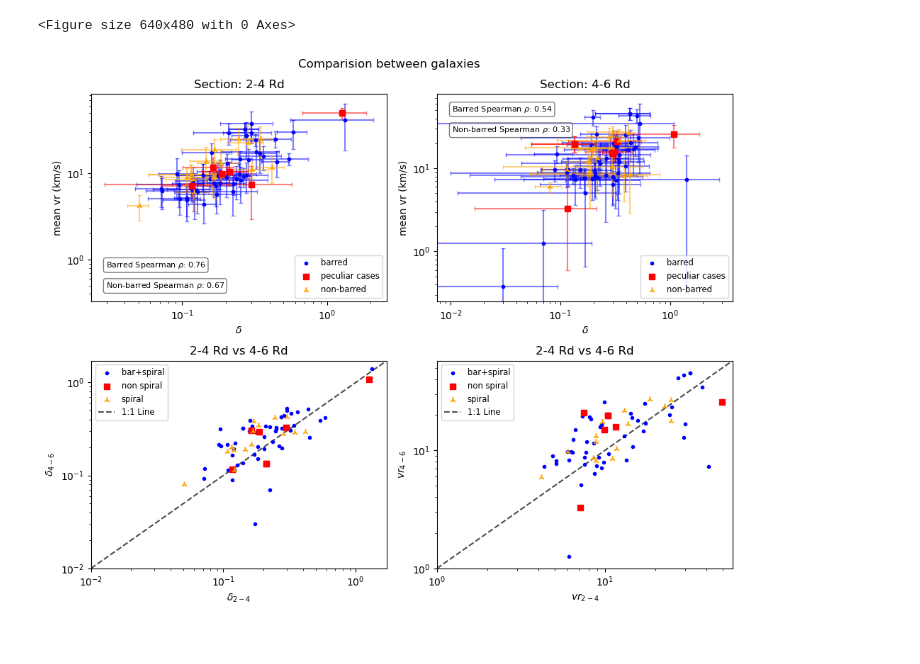
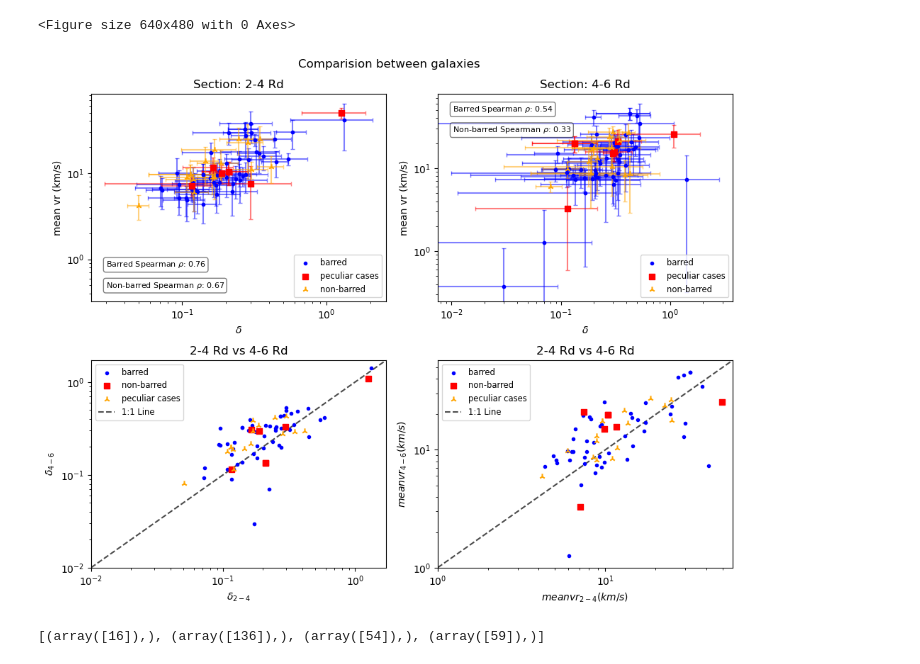
Before and after one commit to Alverd02/Kinematic-Signatures-of-Bars-and-Spirals-in-TNG50-Galaxies, a Jupyter notebook: Multiple galaxies.ipynb, the cells around one changed output. Cells and saved outputs as stored; diff of their text form; code cells hidden in the pictures.

Commit message:
grid plots for the paper

```diff
--- a/Multiple galaxies.ipynb
+++ b/Multiple galaxies.ipynb
@@ -535,10 +537,10 @@ def plot_vr_profile(ax,x,y,vx,vy,Rd):
     ax.axvline(2, color='black', linestyle='--')
     ax.axvline(4, color='black', linestyle='--')
     ax.axvline(6, color='black', linestyle='--')
-    ax.set_title("Vr profile")
+
     ax.set_ylabel("$V_{rad}$ (km/s)", fontsize=13)
     ax.set_xlabel("$R$ ($R_d$)", fontsize=13)
-    ax.legend(loc='best', fontsize=10)
+
     ax.grid(True, ls='--', alpha=0.5)
 # %%
 def plot_delta_profile(ax,x,y,vx,vy,Rd):
@@ -577,10 +579,9 @@ def plot_delta_profile(ax,x,y,vx,vy,Rd):
     ax.axvline(2, color='black', linestyle='--')
     ax.axvline(4, color='black', linestyle='--')
     ax.axvline(6, color='black', linestyle='--')
-    ax.set_title("$\delta$ profile")
+
     ax.set_ylabel("$\delta$", fontsize=13)
     ax.set_xlabel("$R$ ($R_d$)", fontsize=13)
-    ax.legend(loc='best', fontsize=10)
     ax.grid(True, ls='--', alpha=0.5)
 # %%
 def plot_histogram(ax,x,y,vx,vy,Rd):
@@ -639,7 +640,7 @@ def plot_contrast(ax,x,y,Rd):
     contrast[H_polar < 5] = 0
     contrast_smoothed = gaussian_filter(contrast, sigma=1.5)
 
-    ax.set_title("Contrastr map (number of star)")
+
     ax.set_xlabel("R (kpc)")
     ax.set_ylabel(r"$\phi (rad)$")
     ax.axvline(2*Rd, color='black', linestyle='--')
@@ -687,7 +688,7 @@ def plot_contour(ax,x,y,Rd):
 
     vr_smoothed = gaussian_filter(Vrad_map, sigma=1.5)
 
-    ax.set_title("Polar vr map")
+
     ax.set_xlabel("R (kpc)")
     ax.set_ylabel(r"$\phi (rad)$")
     ax.axvline(2*Rd, color='black', linestyle='--')
@@ -1138,39 +1139,45 @@ axes_flat[1].errorbar(data[spiral_mask, 9], data[spiral_mask, 11],data[spiral_ma
 axes_flat[1].legend(fontsize='small',loc='lower right')
 
 axes_flat[2].set_xlabel(r"$\delta_{2-4}$")
 axes_flat[2].set_ylabel(r"$\delta_{4-6}$")
 axes_flat[2].set_title("2-4 Rd vs 4-6 Rd")
 axes_flat[2].set_xscale("log")
 axes_flat[2].set_yscale("log")
-axes_flat[2].scatter(data[bar_spiral, 8], data[bar_spiral, 9], color="blue", marker=".", zorder=3,label="bar+spiral")
-axes_flat[2].scatter(data[no_spiral_mask, 8], data[no_spiral_mask, 9], color="red", marker=",", zorder=3,label="non spiral")
-axes_flat[2].scatter(data[spiral_mask, 8], data[spiral_mask, 9], color="orange", marker="2", zorder=3,label="spiral")
+axes_flat[2].scatter(data[bar_spiral, 8], data[bar_spiral, 9], color="blue", marker=".", zorder=3,label="barred")
+axes_flat[2].scatter(data[no_spiral_mask, 8], data[no_spiral_mask, 9], color="red", marker=",", zorder=3,label="non-barred")
+axes_flat[2].scatter(data[spiral_mask, 8], data[spiral_mask, 9], color="orange", marker="2", zorder=3,label="peculiar cases")
 limit_min1 = 0.01
 limit_max1 = max(axes_flat[2].get_xlim()[1], axes_flat[2].get_ylim()[1])
 axes_flat[2].set_xlim(limit_min1, limit_max1)
 axes_flat[2].set_ylim(limit_min1, limit_max1)
 axes_flat[2].plot([limit_min1, limit_max1], [limit_min1, limit_max1],
         color='black', linestyle='--', alpha=0.7, label='1:1 Line')
 axes_flat[2].legend(fontsize='small')
 
-axes_flat[3].set_xlabel(r"$vr_{2-4}$")
-axes_flat[3].set_ylabel(r"$vr_{4-6}$")
+axes_flat[3].set_xlabel(r"$mean vr_{2-4} (km/s)$")
+axes_flat[3].set_ylabel(r"$mean vr_{4-6} (km/s)$")
 axes_flat[3].set_title("2-4 Rd vs 4-6 Rd")
-axes_flat[3].scatter(data[bar_spiral, 10], data[bar_spiral,11 ], color="blue", marker=".", zorder=3,label="bar+spiral")
-axes_flat[3].scatter(data[no_spiral_mask, 10], data[no_spiral_mask,11 ], color="red", marker=",", zorder=3,label="non spiral")
-axes_flat[3].scatter(data[spiral_mask, 10], data[spiral_mask, 11], color="orange", marker="2", zorder=3,label="spiral")
+axes_flat[3].scatter(data[bar_spiral, 10], data[bar_spiral,11 ], color="blue", marker=".", zorder=3,label="barred")
+axes_flat[3].scatter(data[no_spiral_mask, 10], data[no_spiral_mask,11 ], color="red", marker=",", zorder=3,label="non-barred")
+axes_flat[3].scatter(data[spiral_mask, 10], data[spiral_mask, 11], color="orange", marker="2", zorder=3,label="peculiar cases")
 axes_flat[3].set_xscale("log")
 axes_flat[3].set_yscale("log")
 limit_min2 = 1
 limit_max2 = max(axes_flat[3].get_xlim()[1], axes_flat[3].get_ylim()[1])
 axes_flat[3].set_xlim(limit_min2, limit_max2)
 axes_flat[3].set_ylim(limit_min2, limit_max2)
 axes_flat[3].plot([limit_min2, limit_max2], [limit_min2, limit_max2],
         color='black', linestyle='--', alpha=0.7, label='1:1 Line')
 axes_flat[3].legend(fontsize='small')
 
 plt.tight_layout()
 plt.savefig("results")
 plt.show()
 # %% [output]
-[figure, old version]
+[figure, new version]
+# %%
+barred_examples = [117253.0,485056.0,371127.0,383975.0]
+bar_index = get_index(mass_cuts_id, barred_examples)
+print(bar_index)
+# %% [output]
+[(array([16]),), (array([136]),), (array([54]),), (array([59]),)]
```
Also changed, not shown: parts of 9 cells of this notebook, 3 other files.
